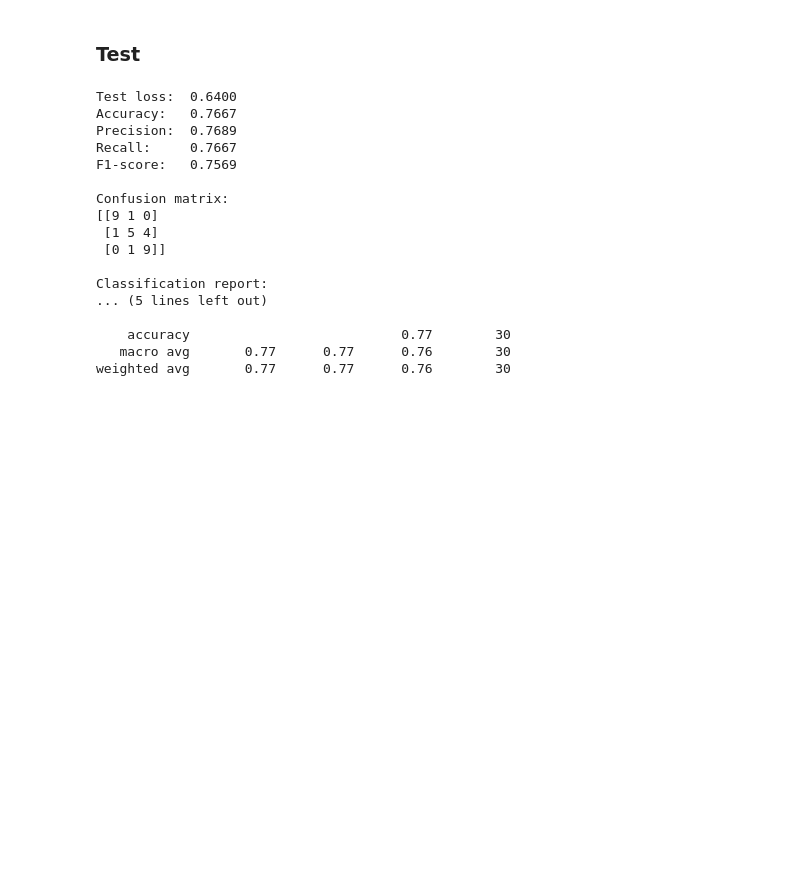
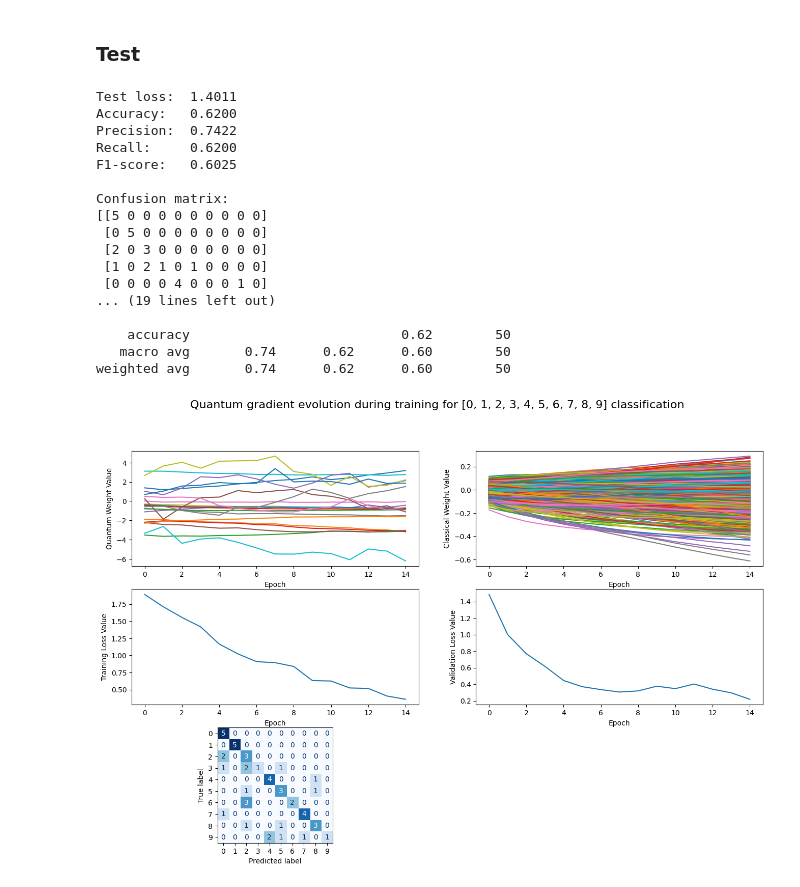
Before and after one commit to merQlab/geqie, a Jupyter notebook: experiments/QCNN_integration/QNN_train_test_split.ipynb, the cells around one changed output. Saved outputs shown, nothing was run; the diff lists cells and outputs as text; code cells hidden in the pictures; blank space fills up the shorter version.

Commit message:
Training for 10 classes

```diff
--- a/experiments/QCNN_integration/QNN_train_test_split.ipynb
+++ b/experiments/QCNN_integration/QNN_train_test_split.ipynb
@@ -236,7 +236,8 @@ def prepare_test_precomputed(
 	}
 # %%
 from sklearn.preprocessing import LabelEncoder
-LABELS_TO_INCLUDE=[0, 3, 7]
+LABELS_TO_INCLUDE=[0, 1, 2, 3, 4, 5, 6, 7, 8, 9]
+N_SAMPLES_PER_CLASS_TRAIN=25
 
 label_encoder = LabelEncoder()
 label_encoder.fit(LABELS_TO_INCLUDE)
@@ -244,7 +245,7 @@ label_encoder.fit(LABELS_TO_INCLUDE)
 
 X_train_val, y_train_val = load_and_process_mnist_dataset(
     labels_to_include=LABELS_TO_INCLUDE,
-	n_samples_per_label=20,
+	n_samples_per_label=N_SAMPLES_PER_CLASS_TRAIN,
 	resize=(8, 8),
 	path_to_mnist_dataset=path_to_train_mnist_dataset)
 
@@ -266,7 +267,7 @@ val_dir = prepared_train_val["val_dir"]
 
 X_test, y_test = load_and_process_mnist_dataset(
     labels_to_include=LABELS_TO_INCLUDE,
-    n_samples_per_label=10,
+    n_samples_per_label=int(N_SAMPLES_PER_CLASS_TRAIN*0.2),
     resize=(8, 8),
     path_to_mnist_dataset=path_to_test_mnist_dataset)
 y_test = label_encoder.transform(y_test)
@@ -476,6 +483,6 @@ def train_QNN(epochs=20, num_classes=len(LABELS_TO_INCLUDE), train_dir=None, val
 # %%
-loss_list, qnn_model = train_QNN(
-    epochs=10,
+results_dict = train_QNN(
+    epochs=15,
     num_classes=np.unique(y_train_val).shape[0],
     train_dir=train_dir,
     val_dir=val_dir
@@ -583,22 +579,58 @@ def test_QNN(qnn_model=None, test_dir=test_dir):
 
 	return results
 # %%
-test_results = test_QNN(qnn_model=qnn_model, test_dir=test_dir)
+test_results = test_QNN(qnn_model=results_dict['qnn_model'], test_dir=test_dir)
 # %% [output]
-Test loss:  0.6400
-Accuracy:   0.7667
-Precision:  0.7689
-Recall:     0.7667
-F1-score:   0.7569
+Test loss:  1.4011
+Accuracy:   0.6200
+Precision:  0.7422
+Recall:     0.6200
+F1-score:   0.6025
 
 Confusion matrix:
-[[9 1 0]
- [1 5 4]
- [0 1 9]]
+[[5 0 0 0 0 0 0 0 0 0]
+ [0 5 0 0 0 0 0 0 0 0]
+ [2 0 3 0 0 0 0 0 0 0]
+ [1 0 2 1 0 1 0 0 0 0]
+ [0 0 0 0 4 0 0 0 1 0]
+... (19 lines left out)
 
-Classification report:
-... (5 lines left out)
-
-    accuracy                           0.77        30
-   macro avg       0.77      0.77      0.76        30
-weighted avg       0.77      0.77      0.76        30
+    accuracy                           0.62        50
+   macro avg       0.74      0.62      0.60        50
+weighted avg       0.74      0.62      0.60        50
+# %%
+from sklearn.metrics import ConfusionMatrixDisplay
+
+fig, ax = plt.subplots(3, 2, figsize=(16, 10))
+fig.suptitle(f"Quantum gradient evolution during training for {LABELS_TO_INCLUDE} classification", fontsize=16)
+quantum_weights_history = np.array(results_dict['quantum_layer_weights_history'])
+for i in range(quantum_weights_history.shape[1]):
+	ax[0, 0].plot(quantum_weights_history[:, i], label=f"Theta {i}")
+ax[0, 0].set_xlabel("Epoch")
+ax[0, 0].set_ylabel("Quantum Weight Value")
+
+classical_weights_history = np.array(results_dict['classical_head_weights_history'])
+for i in range(classical_weights_history.shape[1]):
+	ax[0, 1].plot(classical_weights_history[:, i], label=f"Weight {i}")
+ax[0, 1].set_xlabel("Epoch")
+ax[0, 1].set_ylabel("Classical Weight Value")
+
+
+ax[1, 0].plot(results_dict['train_losses'], label="Train Loss")
+ax[1, 0].set_xlabel("Epoch")
+ax[1, 0].set_ylabel("Training Loss Value")
+
+
+ax[1, 1].plot(results_dict['val_losses'], label="Validation Loss")
+ax[1, 1].set_xlabel("Epoch")
+ax[1, 1].set_ylabel("Validation Loss Value")
+
+cm = test_results["confusion_matrix"]
+disp = ConfusionMatrixDisplay(confusion_matrix=cm, display_labels=LABELS_TO_INCLUDE)
+disp.plot(ax=ax[2, 0], cmap=plt.cm.Blues, colorbar=False)
+
+ax[2, 1].axis("off")  # Hide the empty subplot
+
+plt.show()
+# %% [output]
+[figure, added]
```
Also changed, not shown: parts of 3 cells of this notebook.
